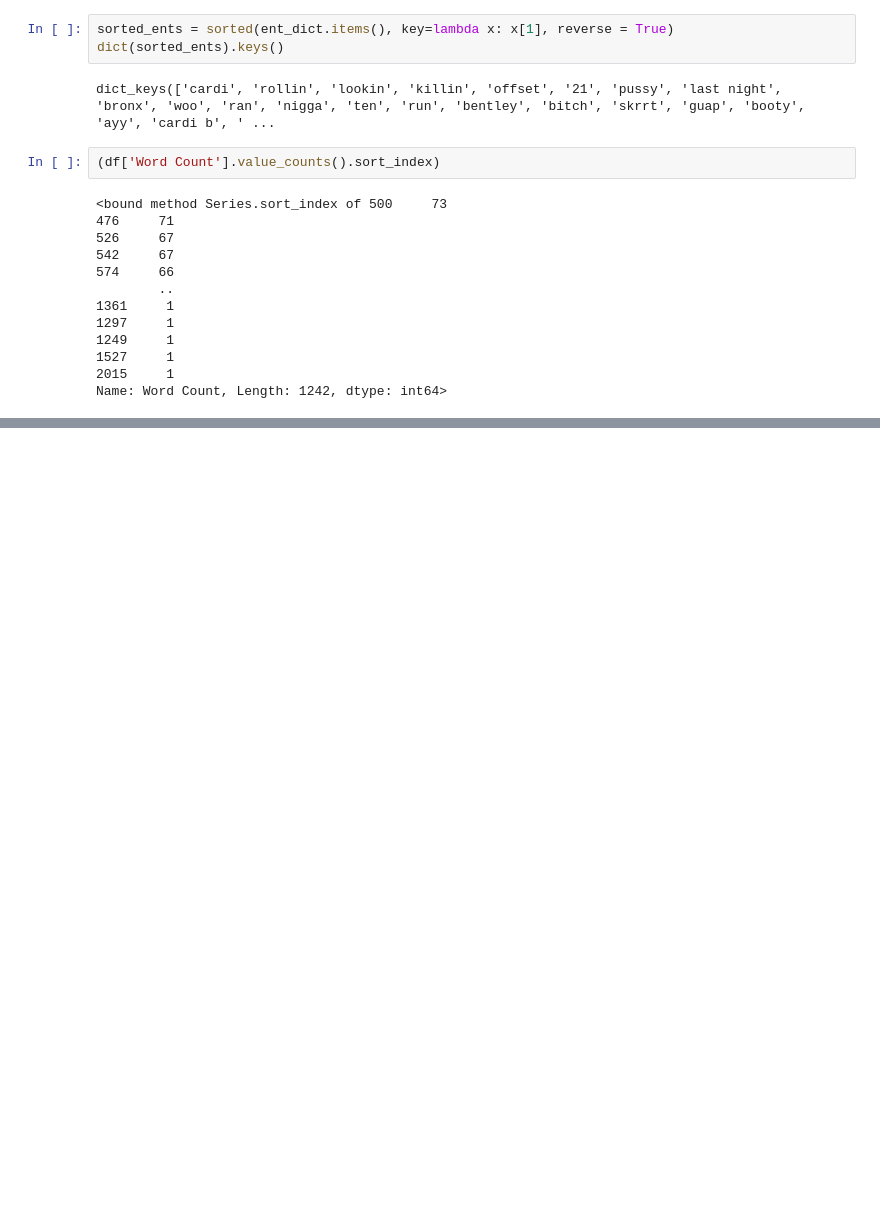
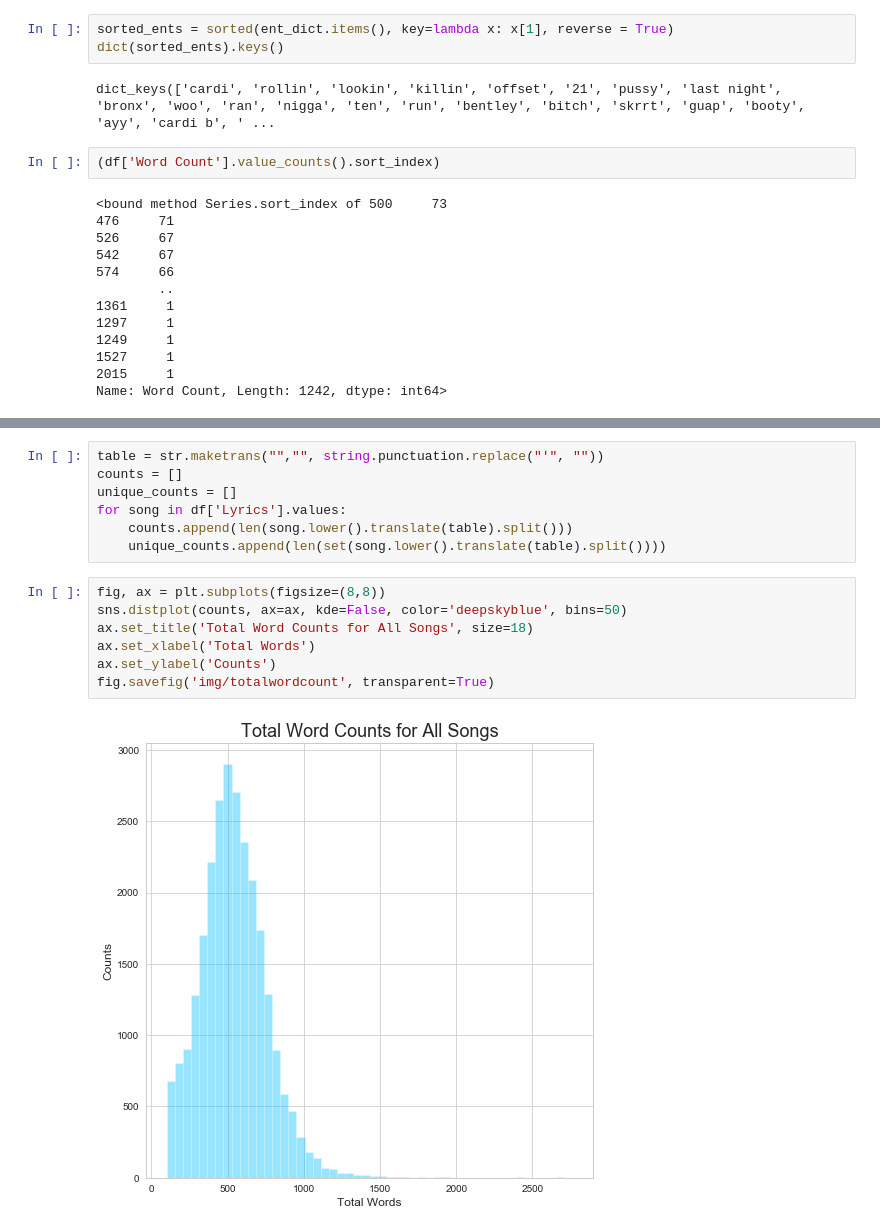
Before and after one commit to unclebrod/RapLyrics, a Jupyter notebook: graphs.ipynb, the cells around one changed output, grey strips where cells are left out. Drawn from its saved outputs; the diff is of its cells as text; blank space fills up the shorter version.

```diff
--- a/graphs.ipynb
+++ b/graphs.ipynb
@@ -337,3 +337,19 @@ df[df['Year'] == 1982]
 |  | Unnamed: 0 | Artist | Title | Album | Producer | Release Date | URL | Lyrics | Word Count | Year | ... |
 | 2137 | 2137 | Beastie Boys | Transit Cop (Ft. Dave Parsons, Jo... | Pollywog Stew [EP] | Scott Jarvis | 1982-07-01 | https://genius.com/Beastie-boys-t... | Boys out pushin' vin\nFriday nigh... | 111 | 1982.0 | ... |
 | 18093 | 18093 | Nicki Minaj | Nicki Minaj Alter Egos | None | None | 1982-12-08 | https://genius.com/Nicki-minaj-ni... | Nicki Minaj was born Onika Tanya ... | 259 | 1982.0 | ... |
+# %%
+table = str.maketrans("","", string.punctuation.replace("'", ""))
+counts = []
+unique_counts = []
+for song in df['Lyrics'].values:
+    counts.append(len(song.lower().translate(table).split()))
+    unique_counts.append(len(set(song.lower().translate(table).split())))
+# %%
+fig, ax = plt.subplots(figsize=(8,8))
+sns.distplot(counts, ax=ax, kde=False, color='deepskyblue', bins=50)
+ax.set_title('Total Word Counts for All Songs', size=18)
+ax.set_xlabel('Total Words')
+ax.set_ylabel('Counts')
+fig.savefig('img/totalwordcount', transparent=True)
+# %% [output]
+[figure, added]
```
Also changed, not shown: parts of 12 cells of this notebook, 8 other files.
